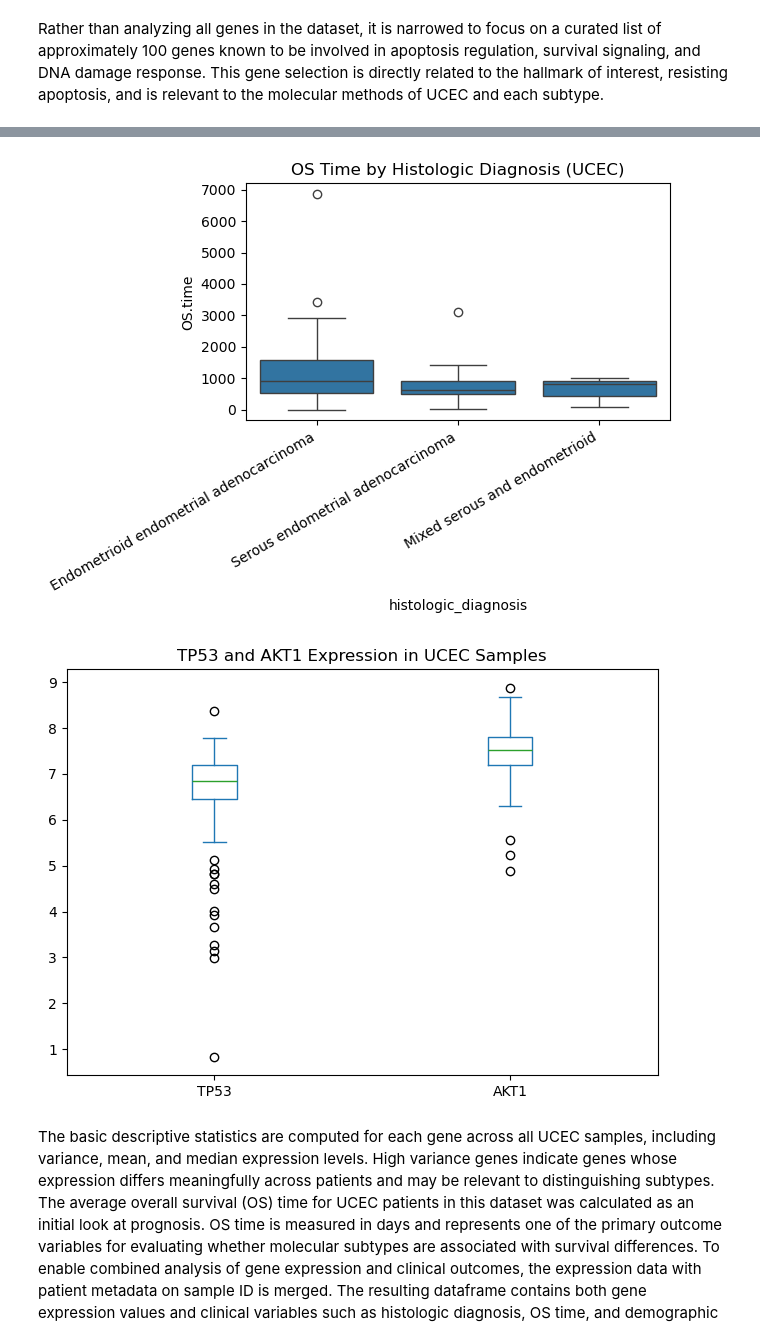
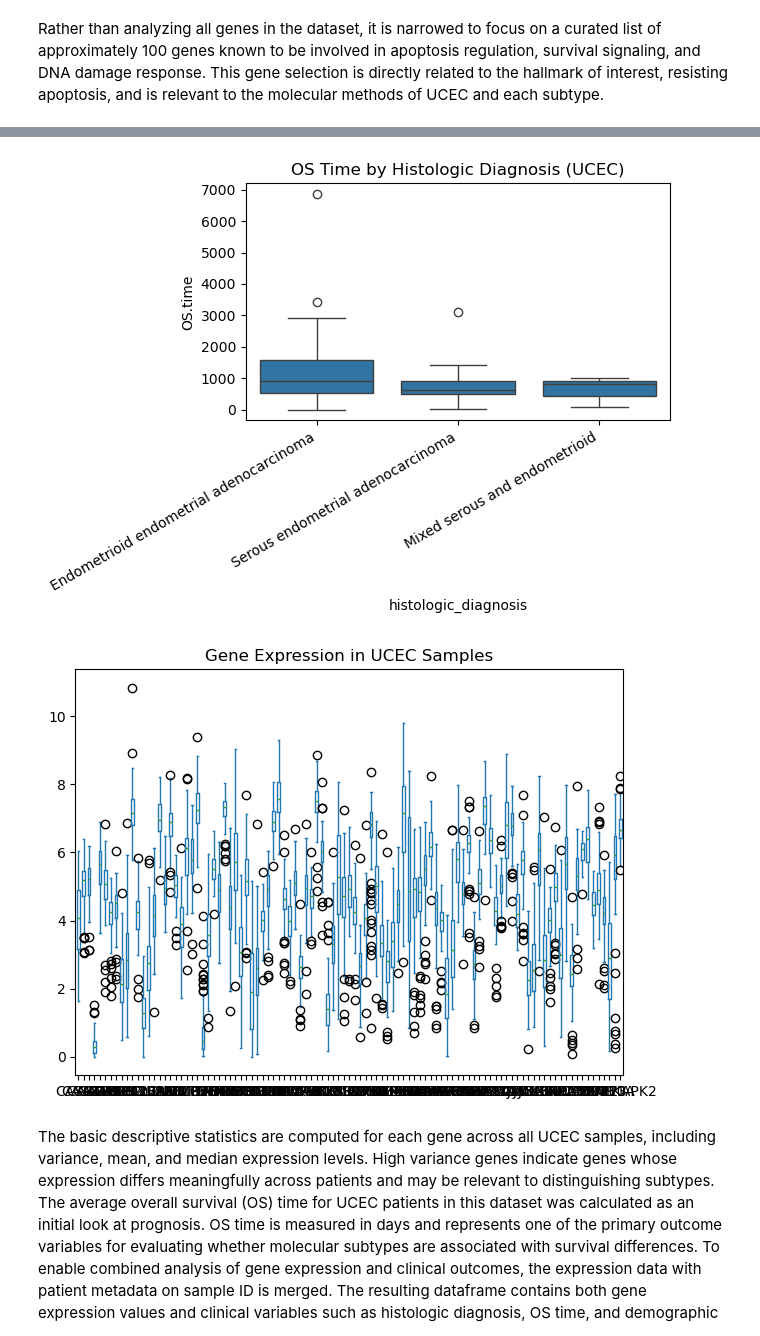
Before and after one commit to isabella-imburgia/Module-4-Cancer-Imburgia-Abed, a Jupyter notebook: code/Module 4 Template.ipynb, the cells around one changed output, grey strips where cells are left out. Drawn from its saved outputs; the diff is of its cells as text; code cells hidden in the pictures.

Commit message:
Update Module 4 Template.ipynb
corrected gene set

```diff
--- a/code/Module 4 Template.ipynb
+++ b/code/Module 4 Template.ipynb
@@ -159,7 +159,7 @@ print(f"Average OS time for {cancer_type}: {avg_OStime:.2f}")
 
 # ── Merge expression data with metadata ───────────────────────────────────────
 # Transpose so rows = samples, columns = genes
-gene_df = UCEC_gene_data.T
+gene_df = UCEC_gene_data.transpose()  # shape: (num_samples, num_genes)
 UCEC_metadata = metadata_df.loc[common_samples]  # align to common_samples
 UCEC_merged = gene_df.merge(UCEC_metadata, left_index=True, right_index=True)
 print(UCEC_merged.head())
@@ -173,34 +173,34 @@ sns.boxplot(
     y='OS.time'
 )
 plt.title(f"OS Time by Histologic Diagnosis ({cancer_type})")
 plt.xticks(rotation=30, ha='right')
 plt.tight_layout()
 plt.show()
 
 # Boxplot: TP53 and AKT1 expression in UCEC samples (Pandas)
-available_genes = [g for g in ['TP53', 'AKT1'] if g in UCEC_merged.columns]
+available_genes = [g for g in ['CASP1','CASP2','CASP3','CASP5','CASP6','CASP7','CASP8','CASP9','CASP10','BCL2','BCL2L1','BCL2L2','BCL2L10','BCL2A1','BCL2L11','BAX','BAK1','BAD','BID','BBC3','BNIP3','BNIP3L','MCL1','TNF','FAS','FADD','TRADD','TNFRSF1A','TNFRSF1B','TNFSF10','TNFRSF10A','TNFRSF10B','TNFRSF10C','TNFRSF10D','CFLAR','NFKB1','RELA','NFKBIA','IKBKB','CHUK','TRAF2','TRAF6','MAP3K7','TAB1','AKT1','AKT2','AKT3','PIK3CA','PIK3R1','PTEN','MTOR','GSK3B','RICTOR','SOS1','TP53','MDM2','MDM4','ATM','CHEK1','CHEK2','CDKN1A','CDKN2A','RB1','EP300','MAPK1','MAPK3','MAPK8','MAPK9','MAPK10','MAPK12','MAPK13','MAPK14','RAF1','BRAF','MAP2K1','MAP2K2','MAP2K3','MAP2K4','MAP2K7','STAT1','STAT3','STAT5A','JAK1','JAK2','JAK3','SOCS3','IL6R','XIAP','BIRC2','BIRC3','BIRC5','APAF1','CYCS','DIABLO','AIFM1','RIPK1','RIPK2','BCL10','TP73','HIF1A','MAPKAPK2'] if g in UCEC_merged.columns]
 UCEC_merged[available_genes].plot.box()
-plt.title(f"TP53 and AKT1 Expression in {cancer_type} Samples")
+plt.title(f"Gene Expression in {cancer_type} Samples")
 plt.tight_layout()
 plt.show()
 # %% [output]
 Average OS time for UCEC: 1091.66
                                  CASP1     CASP2     CASP3     CASP5  \
 TCGA-SL-A6J9-01A-11R-A31O-07  5.936625  3.515471  5.022855  0.609728
 TCGA-AX-A3G9-01A-11R-A22K-07  1.639916  4.883680  5.335578  0.000000
 TCGA-AJ-A3BH-01A-11R-A19W-07  3.924611  5.863319  5.805952  0.412746
 TCGA-EY-A212-01A-11R-A14M-07  3.537996  5.284364  4.846592  0.266397
 TCGA-AJ-A8CV-01A-11R-A37O-07  4.763923  4.625959  5.601612  0.174364
 
                                  CASP6     CASP7     CASP8     CASP9  \
 TCGA-SL-A6J9-01A-11R-A31O-07  5.113405  4.939362  3.405167  4.077915
 TCGA-AX-A3G9-01A-11R-A22K-07  5.851049  5.336148  4.773844  4.239560
 TCGA-AJ-A3BH-01A-11R-A19W-07  5.688445  4.321128  5.192003  4.011833
 ... (28 lines left out)
 TCGA-EY-A212-01A-11R-A14M-07     310.0  NaN       NaN  1.0     310.0
 TCGA-AJ-A8CV-01A-11R-A37O-07    1068.0  0.0    1068.0  0.0    1068.0
 
 [5 rows x 130 columns]
 [figure]
-[figure, old version]
+[figure, new version]
 # %% [markdown]
```
Also changed, not shown: parts of 2 cells of this notebook.
